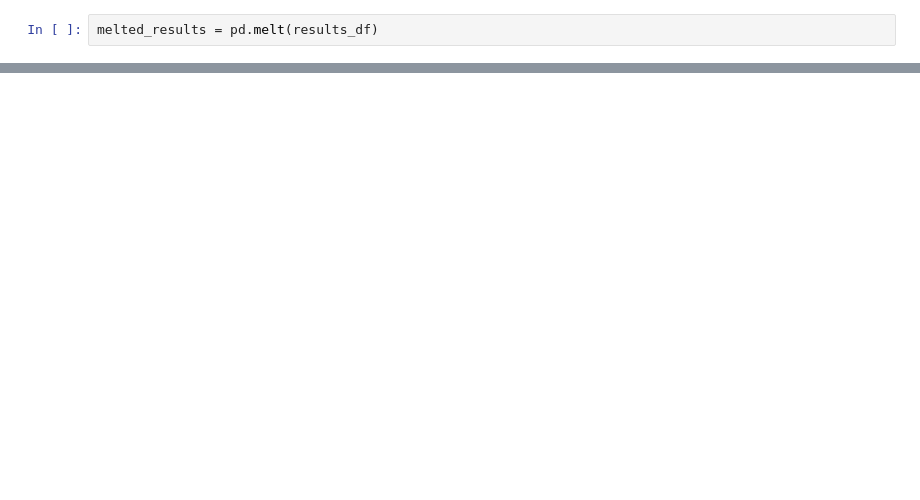
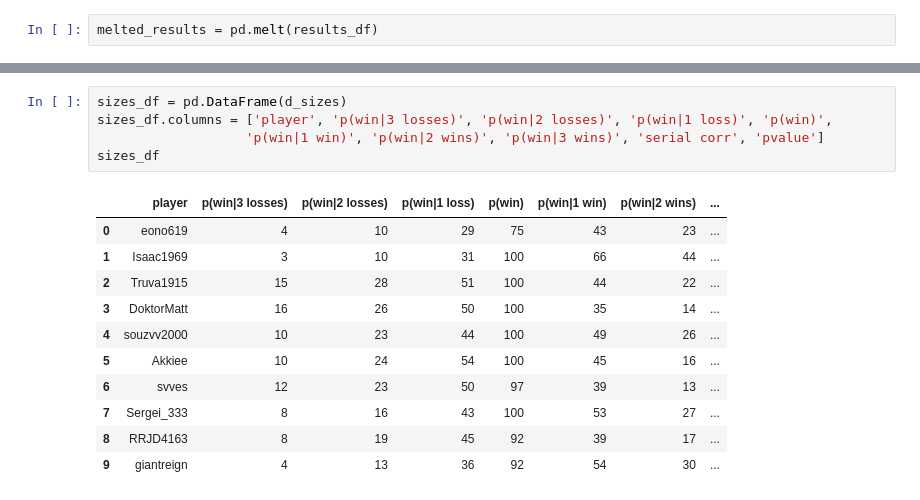
Before and after one commit to eonofrey/chess_hot_hand, a Jupyter notebook: chess_hot_hand_clean.ipynb, the cells around one changed output, grey strips where cells are left out. Saved outputs shown, nothing was run; the diff lists cells and outputs as text; blank space fills up the shorter version.

```diff
--- a/chess_hot_hand_clean.ipynb
+++ b/chess_hot_hand_clean.ipynb
@@ -238,0 +374,17 @@ plt.show()
+# %%
+sizes_df = pd.DataFrame(d_sizes)
+sizes_df.columns = ['player', 'p(win|3 losses)', 'p(win|2 losses)', 'p(win|1 loss)', 'p(win)',
+                   'p(win|1 win)', 'p(win|2 wins)', 'p(win|3 wins)', 'serial corr', 'pvalue']
+sizes_df
+# %% [output]
+|  | player | p(win|3 losses) | p(win|2 losses) | p(win|1 loss) | p(win) | p(win|1 win) | p(win|2 wins) | ... |
+| 0 | eono619 | 4 | 10 | 29 | 75 | 43 | 23 | ... |
+| 1 | Isaac1969 | 3 | 10 | 31 | 100 | 66 | 44 | ... |
+| 2 | Truva1915 | 15 | 28 | 51 | 100 | 44 | 22 | ... |
+| 3 | DoktorMatt | 16 | 26 | 50 | 100 | 35 | 14 | ... |
+| 4 | souzvv2000 | 10 | 23 | 44 | 100 | 49 | 26 | ... |
+| 5 | Akkiee | 10 | 24 | 54 | 100 | 45 | 16 | ... |
+| 6 | svves | 12 | 23 | 50 | 97 | 39 | 13 | ... |
+| 7 | Sergei_333 | 8 | 16 | 43 | 100 | 53 | 27 | ... |
+| 8 | RRJD4163 | 8 | 19 | 45 | 92 | 39 | 17 | ... |
+| 9 | giantreign | 4 | 13 | 36 | 92 | 54 | 30 | ... |
```
Also changed, not shown: parts of 12 cells of this notebook.
